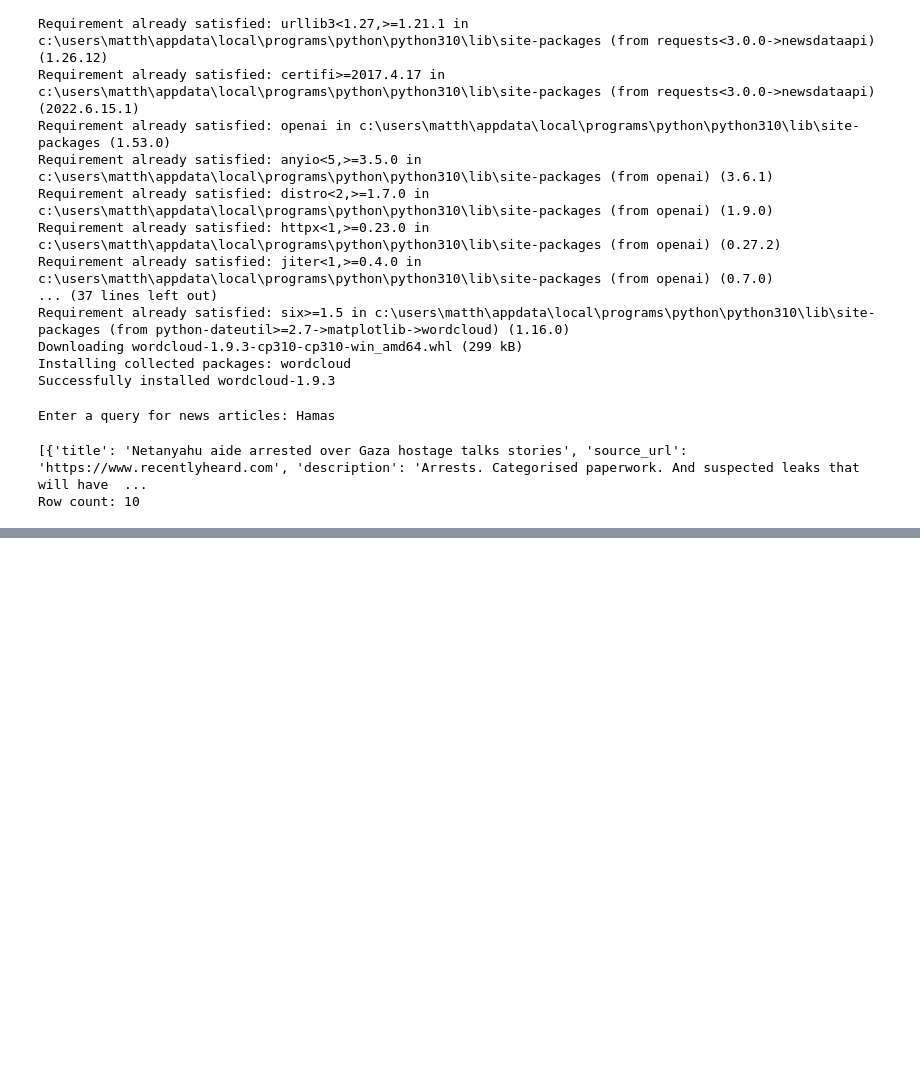
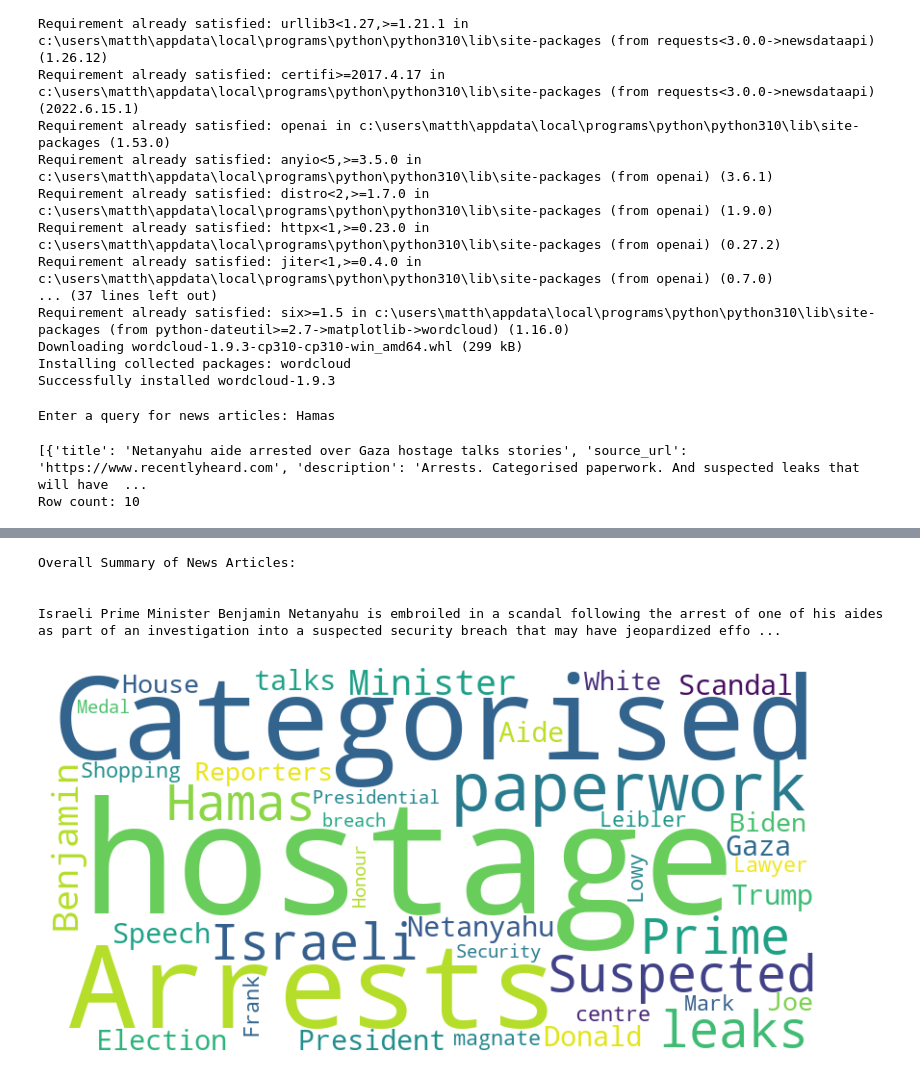
Before and after one commit to mamatthew/NewsGist, a Jupyter notebook: NewsGist.ipynb, the cells around one changed output, grey strips where cells are left out. Drawn from its saved outputs; the diff is of its cells as text; code cells hidden in the pictures; blank space fills up the shorter version.

Commit message:
add summarizer function and wordcloud

```diff
--- a/NewsGist.ipynb
+++ b/NewsGist.ipynb
@@ -127,0 +134,36 @@ plt.show()
+# %%
+# Concatenate all article descriptions into a single string, separated by spaces
+all_descriptions = " ".join(article['description'] for article in article_info_list)
+
+# Function to summarize a given text
+def summarize_text(text):
+    prompt = f"Summarize the following news descriptions into a concise overview: {text}"
+    response = client.chat.completions.create(
+        model="gpt-4o-mini",
+        messages=[{"role": "user", "content": prompt}],
+        max_tokens=200
+    )
+    return response.choices[0].message.content.strip()
+
+# Generate a summary of all article descriptions
+overall_summary = summarize_text(all_descriptions)
+
+# Print the final summary of the news articles
+print("Overall Summary of News Articles:\n")
+print(overall_summary)
+# %% [output]
+Overall Summary of News Articles:
+
+
+Israeli Prime Minister Benjamin Netanyahu is embroiled in a scandal following the arrest of one of his aides as part of an investigation into a suspected security breach that may have jeopardized effo ...
+# %%
+# Create a WordCloud object
+wordcloud = WordCloud(width=800, height=400, background_color='white').generate(keywords)
+plt.figure(figsize=(10, 5))
+
+# Display the generated word cloud image
+plt.imshow(wordcloud, interpolation='bilinear')
+plt.axis("off")
+plt.show()
+# %% [output]
+[figure, added]
```
Also changed, not shown: parts of 6 cells of this notebook.
